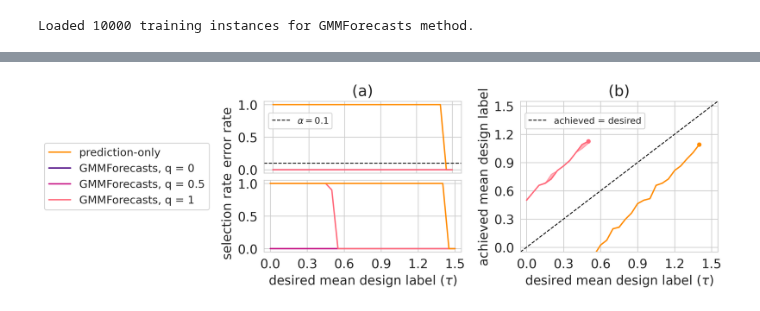
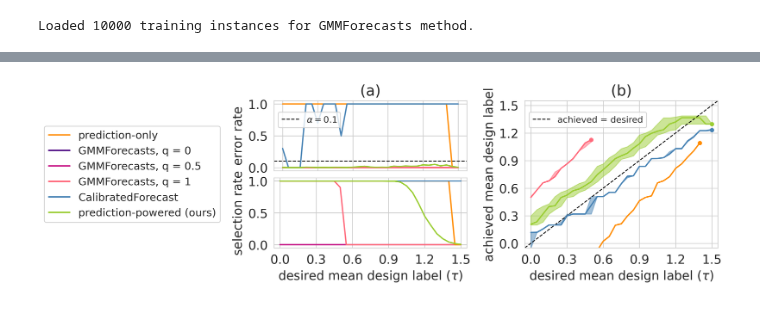
Before and after one commit to clarafy/design-algorithm-selection, a Jupyter notebook: gb1-demo.ipynb, the cells around one changed output, grey strips where cells are left out. Drawn from its saved outputs; the diff is of its cells as text; code cells hidden in the pictures.

```diff
--- a/gb1-demo.ipynb
+++ b/gb1-demo.ipynb
@@ -215,8 +186,4 @@ temp 0.5050, trial 4, t1_err 0.0076, t2_err 0.0283 (16497 s)
 # %%
-# or, load pre-computed results
-# (plots made with these results should be extremely similar to plots made with results from the above cell,
-# but may vary slightly due to randomness over the held-out labeled data drawn in each trial)
-reload(gb1)
 pp_df = pd.read_csv('pp-results.csv', index_col=0)
 cal_df = pd.read_csv('cal-results.csv', index_col=0)
 
@@ -225,7 +192,7 @@ n_pp_trial = 500
 pperr_v, ppsel_v, ppworst_v = gb1.process_pvalues_for_plotting(
     pp_df, desired_values, temperatures, temp2mean_5k, n_pp_trial, method_name='pp'
 )
-n_cal_trial = 100
+n_cal_trial = 10
 calerr_v, calsel_v, calworst_v = gb1.process_forecasts_for_plotting(
     cal_df, desired_values, temperatures, temp2mean_5k, n_cal_trial, method_name='cal'
 )
@@ -281,15 +249,13 @@ q2gmmresults = gb1.process_gmmforecasts_for_plotting(
 # %%
-# or, load pre-computed results (should match output of above cell)
-po_csv_fname = 'po-results.csv'
-gmm_csv_fname = 'gmm-results.csv'
-
-po_df = pd.read_csv(po_csv_fname, index_col=0)
-gmm_df = pd.read_csv(gmm_csv_fname, index_col=0)
+po_df = pd.read_csv('po-results.csv', index_col=0)
+gmm_df = pd.read_csv('gmm-results.csv', index_col=0)
 
 # process selection results for plotting
+n_po_trial = 10
 poerr_v, posel_v, poworst_v = gb1.process_pvalues_for_plotting(
-    po_df, desired_values, temperatures, temp2mean_10k, n_trial,  method_name='po'
+    po_df, desired_values, temperatures, temp2mean_10k, n_po_trial,  method_name='po'
 )
+n_gmm_trial = 10
 q2gmmresults = gb1.process_gmmforecasts_for_plotting(
-    gmm_df, desired_values, temperatures, temp2mean_10k, n_trial
+    gmm_df, desired_values, temperatures, temp2mean_10k, n_gmm_trial
 )
@@ -307,7 +278,6 @@ ax10 = fig.add_subplot(gs0[1])
 
 fig.subplots_adjust(wspace=0.3)
 fig.subplots_adjust(hspace=0.1)
-
 
 alpha = 0.1
 gmm_type = 'cs'
@@ -339,8 +309,8 @@ for q_idx, q in enumerate(gb1.DEFAULT_GMM_QS):
     gmmerr_v, gmmsel_v, gmmworst_v = q2gmmresults[q]
     ax00.plot(desired_values, gmmerr_v, c=gmm_colors[q_idx], linewidth=lw);  # top subplot
     ax10.plot(desired_values, gmmsel_v, '-', c=gmm_colors[q_idx], linewidth=lw);  # bottom subplot
-# ax00.plot(desired_values, calerr_v, c='steelblue', linewidth=lw);
-# ax00.plot(desired_values, pperr_v, c=pp_color, linewidth=lw);
+ax00.plot(desired_values, calerr_v, c='steelblue', linewidth=lw);
+ax00.plot(desired_values, pperr_v, c=pp_color, linewidth=lw);
 
 ax00.set_yticks(err_ticks)
 ax00.set_ylim(err_lim)
@@ -356,8 +326,8 @@ ax00.legend(fontsize=10, loc='upper left', bbox_to_anchor=(0, 0.9));
 # ----- bottom (selection rate) -----
 
 ax10.plot(desired_values, posel_v, '-', c=imp_color, linewidth=lw);
-# ax10.plot(desired_values, calsel_v, '-', c='steelblue', linewidth=lw);
-# ax10.plot(desired_values, ppsel_v, '-', c=pp_color, linewidth=lw);
+ax10.plot(desired_values, calsel_v, '-', c='steelblue', linewidth=lw);
+ax10.plot(desired_values, ppsel_v, '-', c=pp_color, linewidth=lw);
 
 # dummy so get legend for (b)
 ax10.plot([-1, -1], [-1, -1], '--', c=dark_line_color, linewidth=dark_lw, label='achieved = desired')
@@ -388,55 +358,55 @@ ax1.fill_between(
     color=imp_color, alpha=0.5,
 )
 
 for q_idx, q in enumerate(gb1.DEFAULT_GMM_QS):
     gmmerr_v, gmmsel_v, gmmworst_v = q2gmmresults[q]
     median_v = [np.median(worst) if len(worst) else np.nan for worst in gmmworst_v]
     ax1.plot(
         desired_values, median_v,
         c=gmm_colors[q_idx], label=f'GMMForecasts, q = {q}', linewidth=lw,
     )
     last_idx = np.where(np.isnan(median_v))[0][0] - 1
     ax1.scatter(desired_values[last_idx], median_v[last_idx], c=gmm_colors[q_idx], s=marker_sz, alpha=1)
     ax1.fill_between(
         desired_values, [np.quantile(worst, q_low) if len(worst) else np.nan for worst in gmmworst_v],
         [np.quantile(worst, q_high) if len(worst) else np.nan for worst in gmmworst_v],
         color=gmm_colors[q_idx], alpha=0.5,
     )
 
-# median_v = [np.median(worst) if len(worst) else np.nan for worst in calworst_v]
-# ax1.plot(
-#     desired_values, median_v,
-#     c='steelblue', label='CalibratedForecast', linewidth=lw,
-# )
-# last_idx = -1
-# ax1.scatter(desired_values[last_idx], median_v[last_idx], c='steelblue', s=marker_sz, alpha=1)
-# ax1.fill_between(
-#     desired_values, [np.quantile(worst, q_low) if len(worst) else np.nan for worst in calworst_v],
-#     [np.quantile(worst, q_high) if len(worst) else np.nan for worst in calworst_v],
-#     color='steelblue', alpha=0.5,
-# )
+median_v = [np.median(worst) if len(worst) else np.nan for worst in calworst_v]
+ax1.plot(
+    desired_values, median_v,
+    c='steelblue', label='CalibratedForecast', linewidth=lw,
+)
+last_idx = -1
+ax1.scatter(desired_values[last_idx], median_v[last_idx], c='steelblue', s=marker_sz, alpha=1)
+ax1.fill_between(
+    desired_values, [np.quantile(worst, q_low) if len(worst) else np.nan for worst in calworst_v],
+    [np.quantile(worst, q_high) if len(worst) else np.nan for worst in calworst_v],
+    color='steelblue', alpha=0.5,
+)
 
-# median_v = [np.median(worst) if len(worst) else np.nan for worst in ppworst_v]
-# ax1.plot(
-#     desired_values, median_v,
-#     c=pp_color, label='prediction-powered (ours)', linewidth=lw,
-# )
-# last_idx = -1
-# ax1.scatter(desired_values[last_idx], median_v[last_idx], c=pp_color, s=marker_sz, alpha=1)
-# ax1.fill_between(
-#     desired_values, [np.quantile(worst, q_low) if len(worst) else np.nan for worst in ppworst_v],
-#     [np.quantile(worst, q_high) if len(worst) else np.nan for worst in ppworst_v],
-#     color=pp_color, alpha=0.5,
-# )
+median_v = [np.median(worst) if len(worst) else np.nan for worst in ppworst_v]
+ax1.plot(
+    desired_values, median_v,
+    c=pp_color, label='prediction-powered (ours)', linewidth=lw,
+)
+last_idx = -1
+ax1.scatter(desired_values[last_idx], median_v[last_idx], c=pp_color, s=marker_sz, alpha=1)
+ax1.fill_between(
+    desired_values, [np.quantile(worst, q_low) if len(worst) else np.nan for worst in ppworst_v],
+    [np.quantile(worst, q_high) if len(worst) else np.nan for worst in ppworst_v],
+    color=pp_color, alpha=0.5,
+)
 
 ax1.set_xlim(tau_lim)
 ax1.set_ylim(tau_lim)
 ax1.set_xticks(tau_ticks)
 ax1.set_yticks(tau_ticks)
 ax1.legend(fontsize=legend_fs, loc='center right', bbox_to_anchor=(-1.55, 0.5))
 
 ax1.set_title('(b)')
 ax1.set_ylabel('achieved mean design label');
 ax1.set_xlabel(r'desired mean design label ($\tau$)');
 # %% [output]
-[figure, old version]
+[figure, new version]
```
Also changed, not shown: parts of 14 cells of this notebook, 2 other files.
